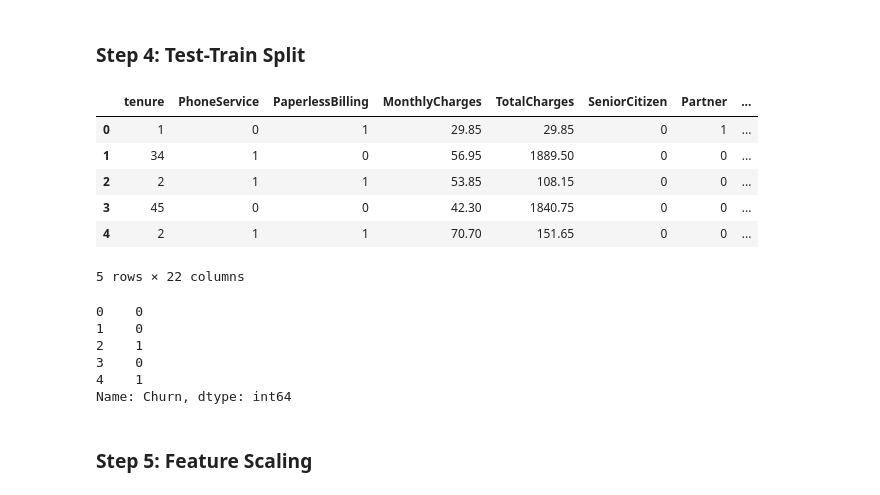
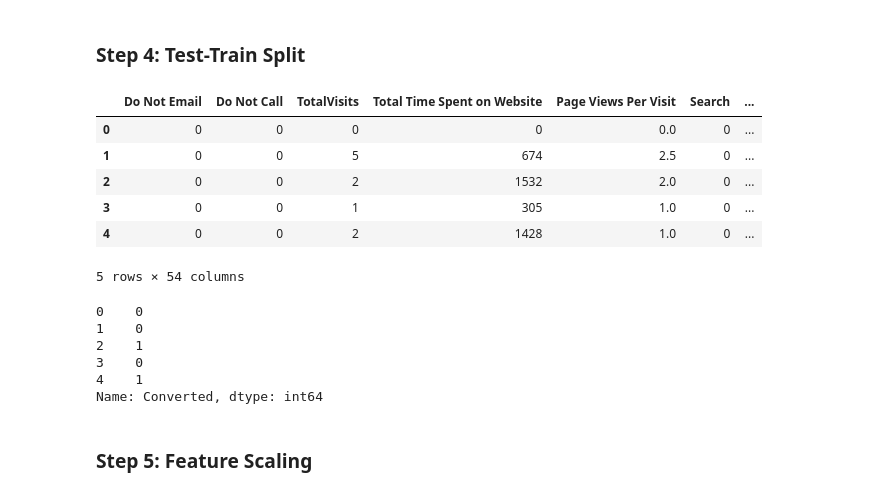
Before and after one commit to sghoshal008/Lead_Scoring_Case_Study, a Jupyter notebook: Lead_Score_assignment_reference.ipynb, the cells around one changed output. Cells and saved outputs as stored; diff of their text form; code cells hidden in the pictures.

```diff
--- a/Lead_Score_assignment_reference.ipynb
+++ b/Lead_Score_assignment_reference.ipynb
@@ -581,0 +604,10 @@ telecom.head()
+# %%
+#dropping unwanted skewed features
+#magazine
+#Receive More Updates About Our Courses
+#Update me on Supply Chain Content
+#Newspaper
+#Get updates on DM Content
+#X Education Forums
+
+leads_df.drop(['Magazine','Receive More Updates About Our Courses','Update me on Supply Chain Content','Newspaper','Get updates on DM Content','X Education Forums'],inplace=True,axis=1)
@@ -583,7 +635,7 @@ telecom.head()
 #### For categorical variables with multiple levels, create dummy features (one-hot encoded)
 # %%
 # Creating a dummy variable for some of the categorical variables and dropping the first one.
-dummy1 = pd.get_dummies(telecom[['Contract', 'PaymentMethod', 'gender', 'InternetService']], drop_first=True)
+dummy1 = pd.get_dummies(leads_df[['Lead Origin', 'Hear_Source', 'Occupation', 'City','Grouped_Specialization','Grouped_Lead_Source','Grouped_Last_Activity']], drop_first=True)
 
 # Adding the results to the master dataframe
-telecom = pd.concat([telecom, dummy1], axis=1)
+leads_df = pd.concat([leads_df, dummy1], axis=1)
@@ -656,5 +663,4 @@ telecom.head()
 #### Dropping the repeated variables
 # %%
 # We have created dummies for the below variables, so we can drop them
-telecom = telecom.drop(['Contract','PaymentMethod','gender','MultipleLines','InternetService', 'OnlineSecurity', 'OnlineBackup', 'DeviceProtection',
-       'TechSupport', 'StreamingTV', 'StreamingMovies'], 1)
+leads_df.drop(['Lead Origin','Hear_Source','Occupation','City','Grouped_Specialization', 'Grouped_Lead_Source', 'Grouped_Last_Activity'],axis= 1,inplace=True)
@@ -780,0 +695,4 @@ Now we don't have any missing values
+# %%
+# handling outlier for TotalVisits , rest looks fine
+threshold = leads_df['TotalVisits'].quantile(0.99)
+leads_df['TotalVisits'] = leads_df['TotalVisits'].clip(upper=threshold)
@@ -784,20 +743,20 @@ Now we don't have any missing values
 from sklearn.model_selection import train_test_split
 # %%
 # Putting feature variable to X
-X = telecom.drop(['Churn','customerID'], axis=1)
+X = leads_df.drop(['Converted','Lead Number'], axis=1)
 
 X.head()
 # %% [output]
-|  | tenure | PhoneService | PaperlessBilling | MonthlyCharges | TotalCharges | SeniorCitizen | Partner | ... |
-| 0 | 1 | 0 | 1 | 29.85 | 29.85 | 0 | 1 | ... |
-| 1 | 34 | 1 | 0 | 56.95 | 1889.50 | 0 | 0 | ... |
-| 2 | 2 | 1 | 1 | 53.85 | 108.15 | 0 | 0 | ... |
-| 3 | 45 | 0 | 0 | 42.30 | 1840.75 | 0 | 0 | ... |
-| 4 | 2 | 1 | 1 | 70.70 | 151.65 | 0 | 0 | ... |
+|  | Do Not Email | Do Not Call | TotalVisits | Total Time Spent on Website | Page Views Per Visit | Search | ... |
+| 0 | 0 | 0 | 0 | 0 | 0.0 | 0 | ... |
+| 1 | 0 | 0 | 5 | 674 | 2.5 | 0 | ... |
+| 2 | 0 | 0 | 2 | 1532 | 2.0 | 0 | ... |
+| 3 | 0 | 0 | 1 | 305 | 1.0 | 0 | ... |
+| 4 | 0 | 0 | 2 | 1428 | 1.0 | 0 | ... |
-5 rows × 22 columns
+5 rows × 54 columns
 # %%
 # Putting response variable to y
-y = telecom['Churn']
+y = leads_df['Converted']
 
 y.head()
 # %% [output]
@@ -806,7 +765,7 @@ y.head()
 2    1
 3    0
 4    1
-Name: Churn, dtype: int64
+Name: Converted, dtype: int64
 # %%
 # Splitting the data into train and test
 X_train, X_test, y_train, y_test = train_test_split(X, y, train_size=0.7, test_size=0.3, random_state=100)
```
Also changed, not shown: parts of 179 cells of this notebook.
